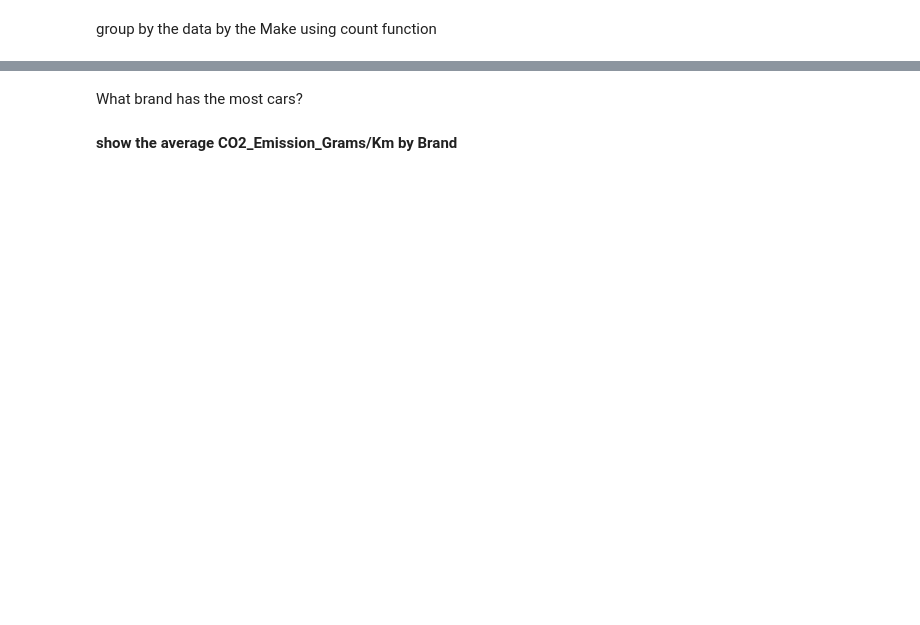
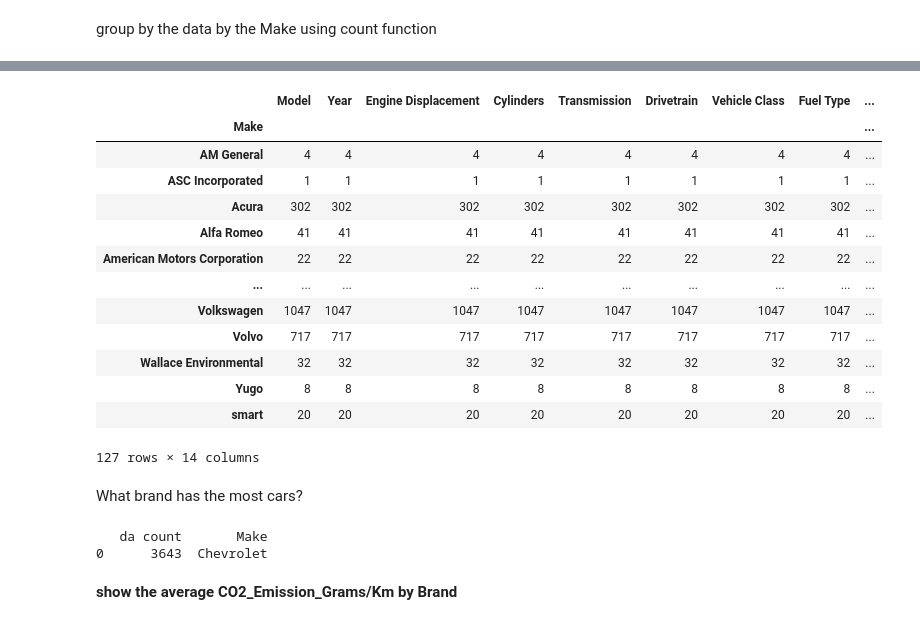
Before and after one commit to esSarah/IronRoth, a Jupyter notebook: Pandas/Lab_Pandas_Grouping_Data_Vehicles.ipynb, the cells around one changed output, grey strips where cells are left out. Drawn from its saved outputs; the diff is of its cells as text; code cells hidden in the pictures; blank space fills up the shorter version.

```diff
--- a/Pandas/Lab_Pandas_Grouping_Data_Vehicles.ipynb
+++ b/Pandas/Lab_Pandas_Grouping_Data_Vehicles.ipynb
@@ -42,2 +41,20 @@ group by the data by the Make  using count function
+# %%
+
+cars.groupby(cars['Make']).count()
+# %% [output]
+|  | Model | Year | Engine Displacement | Cylinders | Transmission | Drivetrain | Vehicle Class | Fuel Type | ... |
+| Make |  |  |  |  |  |  |  |  | ... |
+| AM General | 4 | 4 | 4 | 4 | 4 | 4 | 4 | 4 | ... |
+| ASC Incorporated | 1 | 1 | 1 | 1 | 1 | 1 | 1 | 1 | ... |
+| Acura | 302 | 302 | 302 | 302 | 302 | 302 | 302 | 302 | ... |
+| Alfa Romeo | 41 | 41 | 41 | 41 | 41 | 41 | 41 | 41 | ... |
+| American Motors Corporation | 22 | 22 | 22 | 22 | 22 | 22 | 22 | 22 | ... |
+| ... | ... | ... | ... | ... | ... | ... | ... | ... | ... |
+| Volkswagen | 1047 | 1047 | 1047 | 1047 | 1047 | 1047 | 1047 | 1047 | ... |
+| Volvo | 717 | 717 | 717 | 717 | 717 | 717 | 717 | 717 | ... |
+| Wallace Environmental | 32 | 32 | 32 | 32 | 32 | 32 | 32 | 32 | ... |
+| Yugo | 8 | 8 | 8 | 8 | 8 | 8 | 8 | 8 | ... |
+| smart | 20 | 20 | 20 | 20 | 20 | 20 | 20 | 20 | ... |
+127 rows × 14 columns
 # %% [markdown]
 What brand has the most cars?
@@ -46,2 +61,11 @@ What brand has the most cars?
+# %%
+# aks NELSON
+mostmodels = cars.groupby(["Make"])['Model'].count().reset_index(name ='da count').groupby("da count").max()#.reset_index(name='d').nlargest(1,'d')
+mostmodels.head()
+print(mostmodels.sort_values(by='da count', ascending=False).reset_index().loc[[0]])
+#print(str(mostmodels.loc[[0]]))
+# %% [output]
+   da count       Make
+0      3643  Chevrolet
 # %% [markdown]
 <b>show the average CO2_Emission_Grams/Km  by Brand
```
Also changed, not shown: parts of 10 cells of this notebook, 3 other files.
